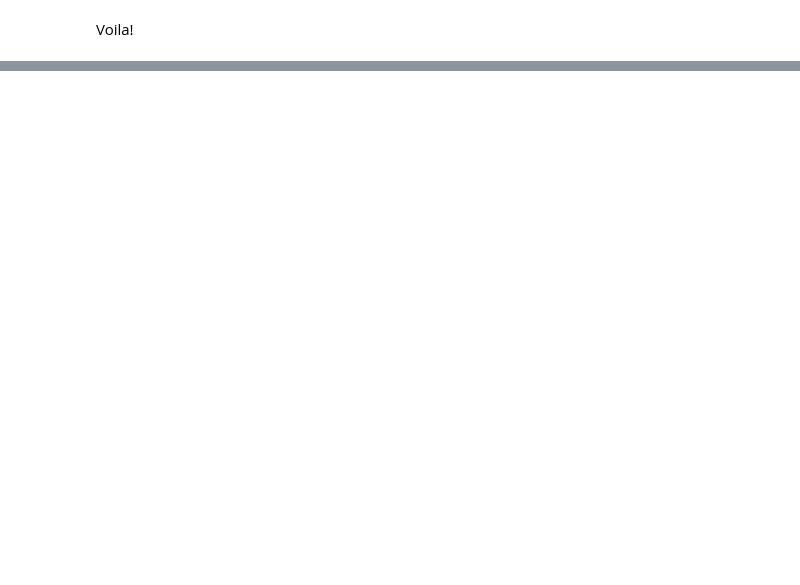
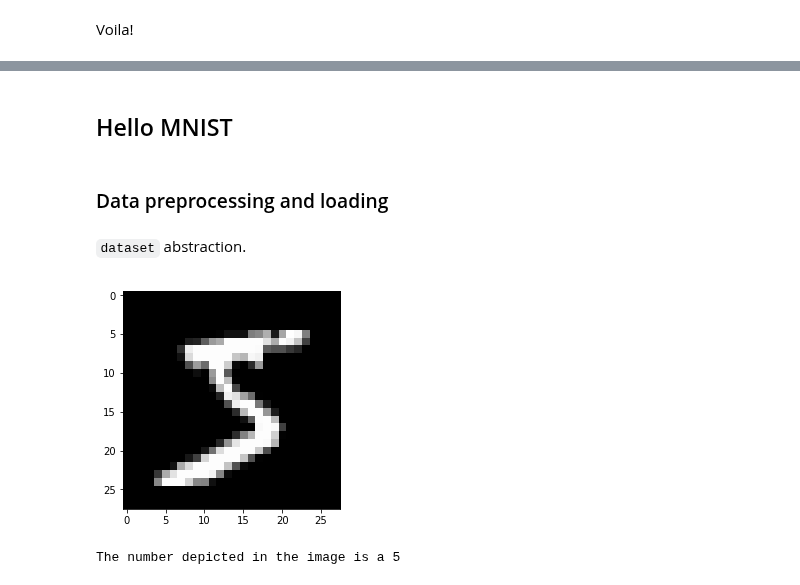
Before and after one commit to glouppe/info8010-deep-learning, a Jupyter notebook: code/pytorch-tutorial.ipynb, the cells around one changed output, grey strips where cells are left out. Saved outputs shown, nothing was run; the diff lists cells and outputs as text; code cells hidden in the pictures; blank space fills up the shorter version.

Commit message:
Add all code except Tensorboard demonstration

```diff
--- a/code/pytorch-tutorial.ipynb
+++ b/code/pytorch-tutorial.ipynb
@@ -327,0 +408,4 @@ Voila!
+# %% [markdown]
+## Hello MNIST
+# %% [markdown]
+### Data preprocessing and loading
@@ -327,0 +416,24 @@ Voila!
+# %% [markdown]
+`dataset` abstraction.
+# %%
+import torchvision
+
+# Data preprocessing steps (standardization).
+transformations = torchvision.transforms.Compose([
+    torchvision.transforms.ToTensor(),
+    torchvision.transforms.Normalize((0.1307,), (0.3081,))])
+# Allocate the training dataset (and download it).
+dataset_train = torchvision.datasets.MNIST("data", train=True, download=True, transform=transformations)
+# Allocate the validation dataset using the same pre-processing transformations.
+dataset_validation = torchvision.datasets.MNIST("data", train=False, download=True, transform=transformations)
+# %%
+image, label = dataset_train[0]
+
+# Show the first image in the dataset.
+plt.imshow(image.view(28, 28), cmap="gist_gray")
+plt.show()
+
+print("The number depicted in the image is a", label.item())
+# %% [output]
+[figure, added]
+The number depicted in the image is a 5
```
Also changed, not shown: parts of 40 cells of this notebook.
